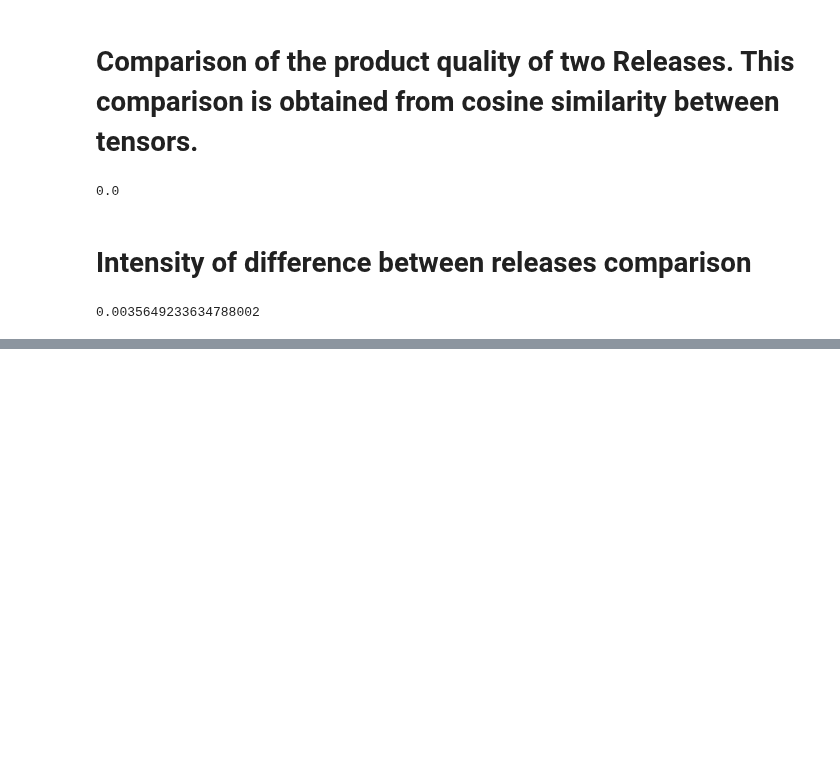
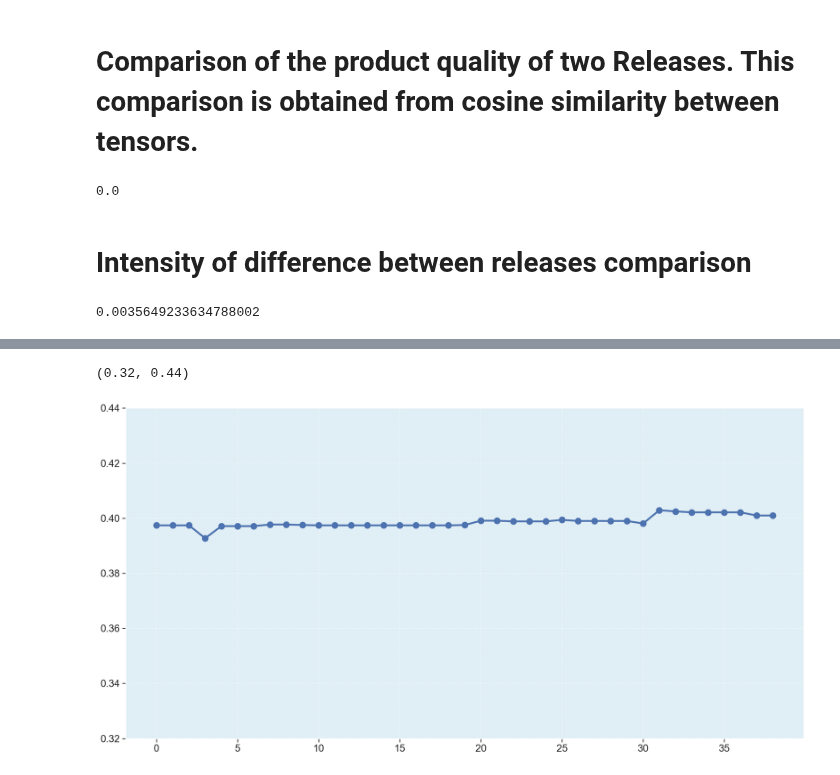
Before and after one commit to fga-eps-mds/MeasureSoftGram-Core, a Jupyter notebook: src/measuresoftgram-fga-eps-mds-2020-2-SIGED-Generalized.ipynb, the cells around one changed output, grey strips where cells are left out. Saved outputs shown, nothing was run; the diff lists cells and outputs as text; code cells hidden in the pictures; blank space fills up the shorter version.

Commit message:
generalizing plotting sqc 1 repo to n services

```diff
--- a/src/measuresoftgram-fga-eps-mds-2020-2-SIGED-Generalized.ipynb
+++ b/src/measuresoftgram-fga-eps-mds-2020-2-SIGED-Generalized.ipynb
@@ -581,9 +581,9 @@ intensity_difference
 0.0035649233634788002
 # %%
 
-frontend_metrics['Modifiability'] = T_SC_Modifiability_Agregated.tolist()
-frontend_metrics['Maintainability'] = T_C_Maintainability.tolist()
-frontend_metrics['SQC'] = T_C_Maintainability.tolist()
+frontend_metrics['Modifiability'] = t_c_maintainability_agregated_list[0].tolist()
+frontend_metrics['Maintainability'] = t_c_maintainability_agregated_list[0].tolist()
+frontend_metrics['SQC'] = t_c_maintainability_agregated_list[0].tolist()
 
 column_names = ["em1", "em2", "em3", "Modifiability", "Maintainability", "SQC", "repository", "version" ]
 
@@ -593,9 +611,12 @@ frontend_metrics
 # %%
 fig = plt.figure(figsize=(20, 10))
 
-plt.plot(frontend_metrics['wsc1'], linewidth=3, marker='o', markersize=10)
+plt.plot(frontend_metrics['SQC'], linewidth=3, marker='o', markersize=10)
 
 # Background color
 plt.axhspan(.32,.44, color="#c9f9ff", alpha=0.3)
 
 plt.ylim(.32,.44)
+# %% [output]
+(0.32, 0.44)
+[figure, added]
```
Also changed, not shown: parts of 1 cell of this notebook.
